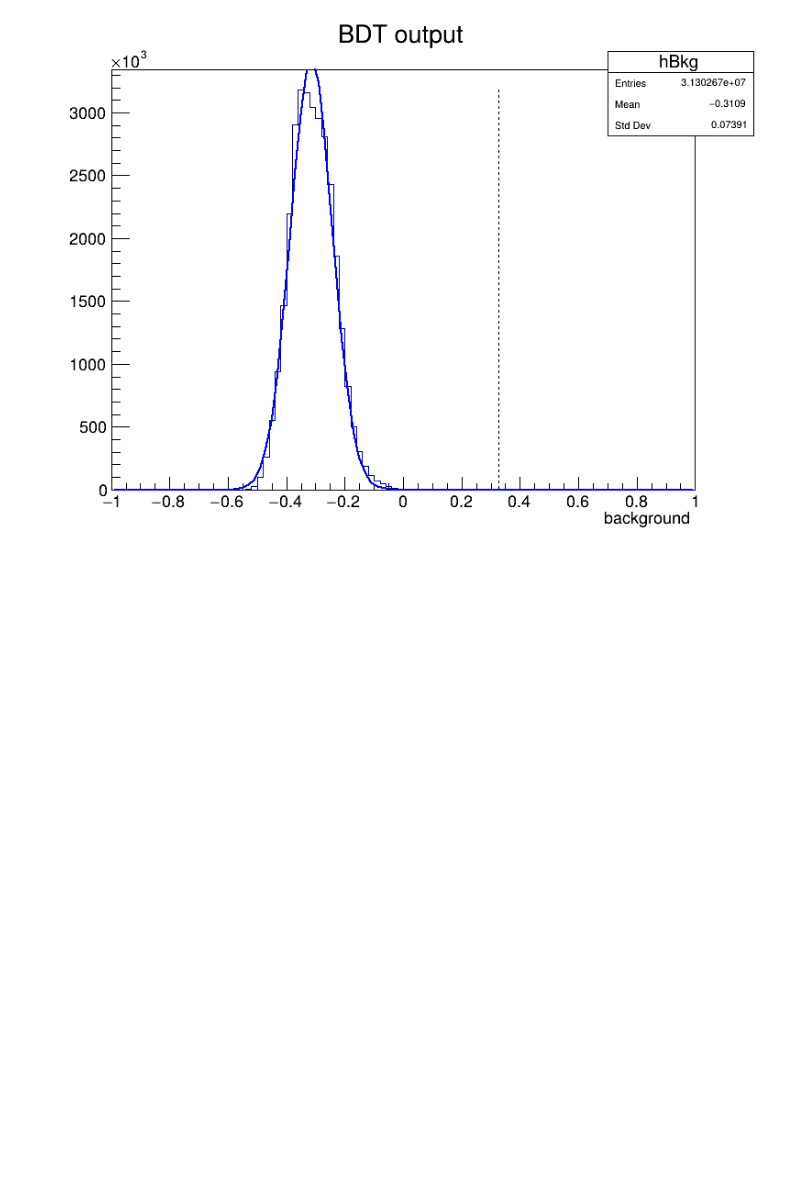
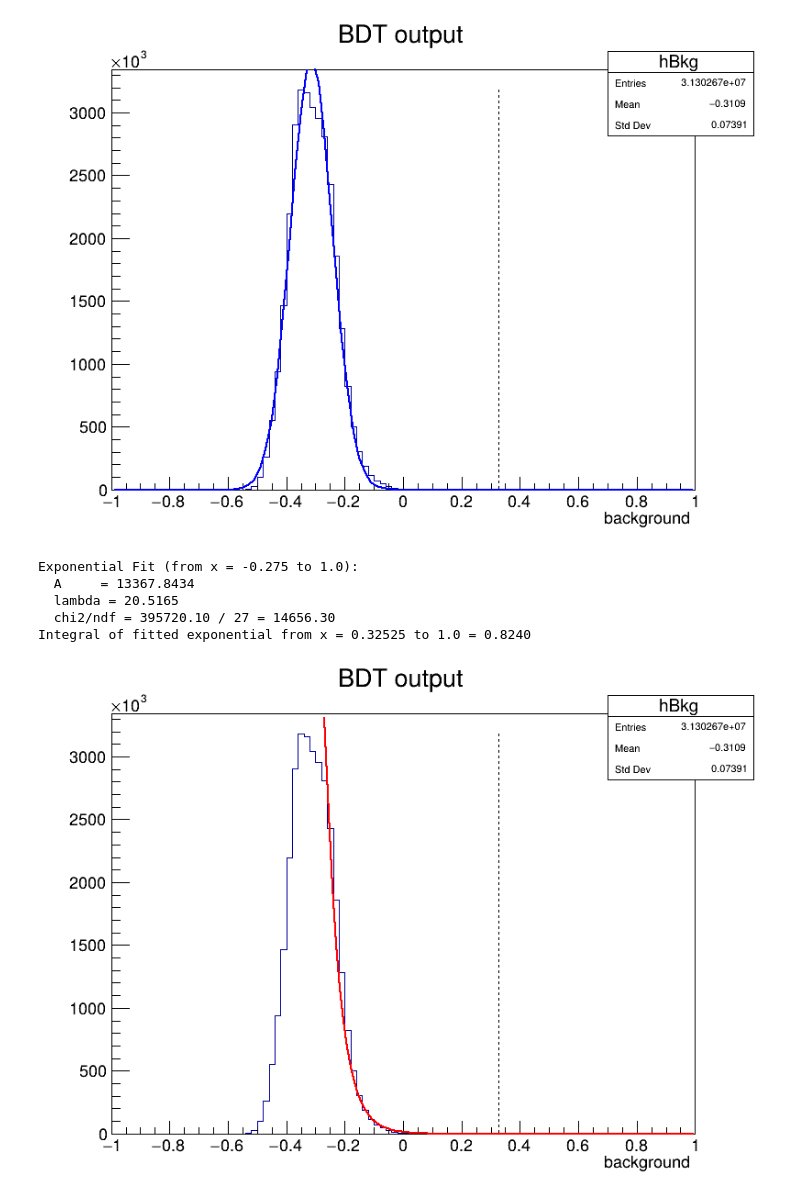
Before and after one commit to srkgphyoff/search_mag_monopoles, a Jupyter notebook: BDTmodelV2/fitbackgroundcurve.ipynb, the cells around one changed output. Saved outputs shown, nothing was run; the diff lists cells and outputs as text; code cells hidden in the pictures; blank space fills up the shorter version.

```diff
--- a/BDTmodelV2/fitbackgroundcurve.ipynb
+++ b/BDTmodelV2/fitbackgroundcurve.ipynb
@@ -154,3 +154,62 @@ Mean                      =    -0.313764   +/-   1.76823e-05
 Sigma                     =    0.0717057   +/-   1.35943e-05     (limited)
 Warning in <TCanvas::Constructor>: Deleting canvas with same name: c2
 [figure]
+# %%
+# === Input parameters ===
+x_start = -0.275  # <-- Set your desired fit start threshold (not necessarily the peak)
+x_cut   = 0.32525  # <-- Integration lower bound
+
+# === Load histogram ===
+f = ROOT.TFile.Open("bkgHistoFit.root")
+h = f.Get("hBkg")  # Replace with actual histogram name
+
+if not h or not h.InheritsFrom("TH1"):
+    raise RuntimeError("Histogram not found or not a TH1")
+
+# === Get right end of histogram axis ===
+x_end = h.GetXaxis().GetXmax()
+
+# === Define exponential function: f(x) = A * exp(-lambda * x) ===
+exp_fit = ROOT.TF1("exp_fit", "[0]*exp(-[1]*x)", x_start, x_end)
+exp_fit.SetParameters(1.0, 1.0)  # optional initial guesses
+
+# === Fit the right tail ===
+fit_result = h.Fit(exp_fit, "RQS")  # R: fit in range, Q: quiet, S: return fit object
+
+# === Print fit results ===
+A      = exp_fit.GetParameter(0)
+lam    = exp_fit.GetParameter(1)
+chi2   = fit_result.Chi2()
+ndf    = fit_result.Ndf()
+
+print(f"Exponential Fit (from x = {x_start} to {x_end}):")
+print(f"  A     = {A:.4f}")
+print(f"  lambda = {lam:.4f}")
+print(f"  chi2/ndf = {chi2:.2f} / {ndf} = {chi2/ndf:.2f}")
+
+# === Optional: integrate the fit from x_cut to x_end ===
+if x_cut < x_start:
+    print(f"Warning: x_cut = {x_cut} is before fit range start = {x_start}")
+
+integral_tail = exp_fit.Integral(x_cut, x_end)
+print(f"Integral of fitted exponential from x = {x_cut} to {x_end} = {integral_tail:.4f}")
+
+# === Draw histogram and fit ===
+canvas = ROOT.TCanvas("c6", "Flexible Exponential Fit", 800, 600)
+h.Draw("HIST")
+exp_fit.SetLineColor(ROOT.kRed)
+exp_fit.Draw("same")
+
+# Optional: draw a vertical line at x_cut
+line = ROOT.TLine(x_cut, 0, x_cut, h.GetMaximum())
+line.SetLineStyle(2)
+line.Draw("same")
+
+canvas.Update()
+# %% [output]
+Exponential Fit (from x = -0.275 to 1.0):
+  A     = 13367.8434
+  lambda = 20.5165
+  chi2/ndf = 395720.10 / 27 = 14656.30
+Integral of fitted exponential from x = 0.32525 to 1.0 = 0.8240
+[figure, added]
```
